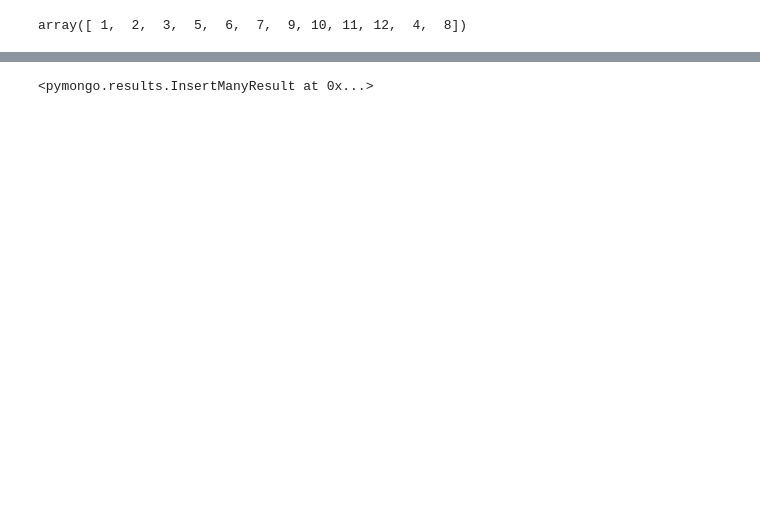
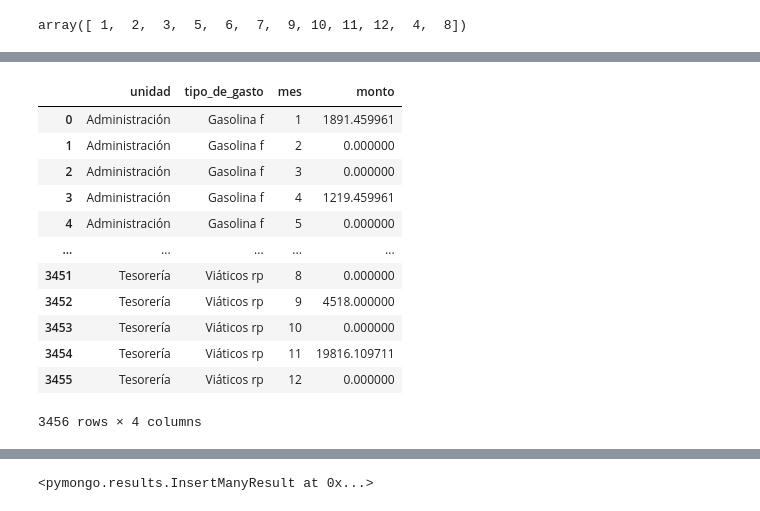
Before and after one commit to danielamz97/project3, a Jupyter notebook: pandas/jupyter.ipynb, the cells around one changed output, grey strips where cells are left out. Drawn from its saved outputs; the diff is of its cells as text; code cells hidden in the pictures; blank space fills up the shorter version.

```diff
--- a/pandas/jupyter.ipynb
+++ b/pandas/jupyter.ipynb
@@ -251,11 +229,25 @@ array([ 1,  2,  3,  5,  6,  7,  9, 10, 11, 12,  4,  8])
 # %%
-time_data = viajes.groupby(['unidad','tipo_de_gasto','mes'])['monto'].sum().reset_index()
 all_combinations = pd.DataFrame(
     [(u, t, m) for u in time_data['unidad'].unique() for t in time_data['tipo_de_gasto'].unique() for m in range(1, 13)],
     columns=['unidad', 'tipo_de_gasto', 'mes']
 )
 
 time_data = pd.merge(all_combinations, time_data, on=['unidad', 'tipo_de_gasto', 'mes'], how='left')
 
 time_data['monto'] = time_data['monto'].fillna(0)
 time_data =time_data.sort_values(by=['unidad','tipo_de_gasto','mes'])
+time_data
+# %% [output]
+|  | unidad | tipo_de_gasto | mes | monto |
+| 0 | Administración | Gasolina f | 1 | 1891.459961 |
+| 1 | Administración | Gasolina f | 2 | 0.000000 |
+| 2 | Administración | Gasolina f | 3 | 0.000000 |
+| 3 | Administración | Gasolina f | 4 | 1219.459961 |
+| 4 | Administración | Gasolina f | 5 | 0.000000 |
+| ... | ... | ... | ... | ... |
+| 3451 | Tesorería | Viáticos rp | 8 | 0.000000 |
+| 3452 | Tesorería | Viáticos rp | 9 | 4518.000000 |
+| 3453 | Tesorería | Viáticos rp | 10 | 0.000000 |
+| 3454 | Tesorería | Viáticos rp | 11 | 19816.109711 |
+| 3455 | Tesorería | Viáticos rp | 12 | 0.000000 |
+3456 rows × 4 columns
```
Also changed, not shown: parts of 26 cells of this notebook, 9 other files.
